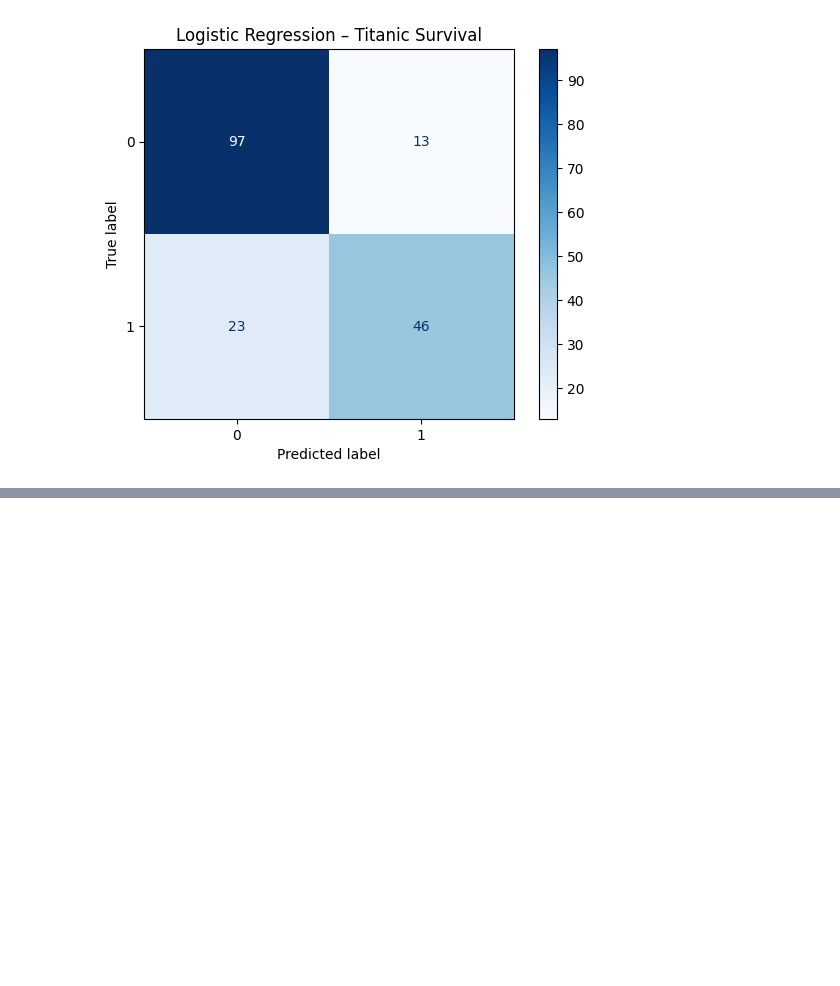
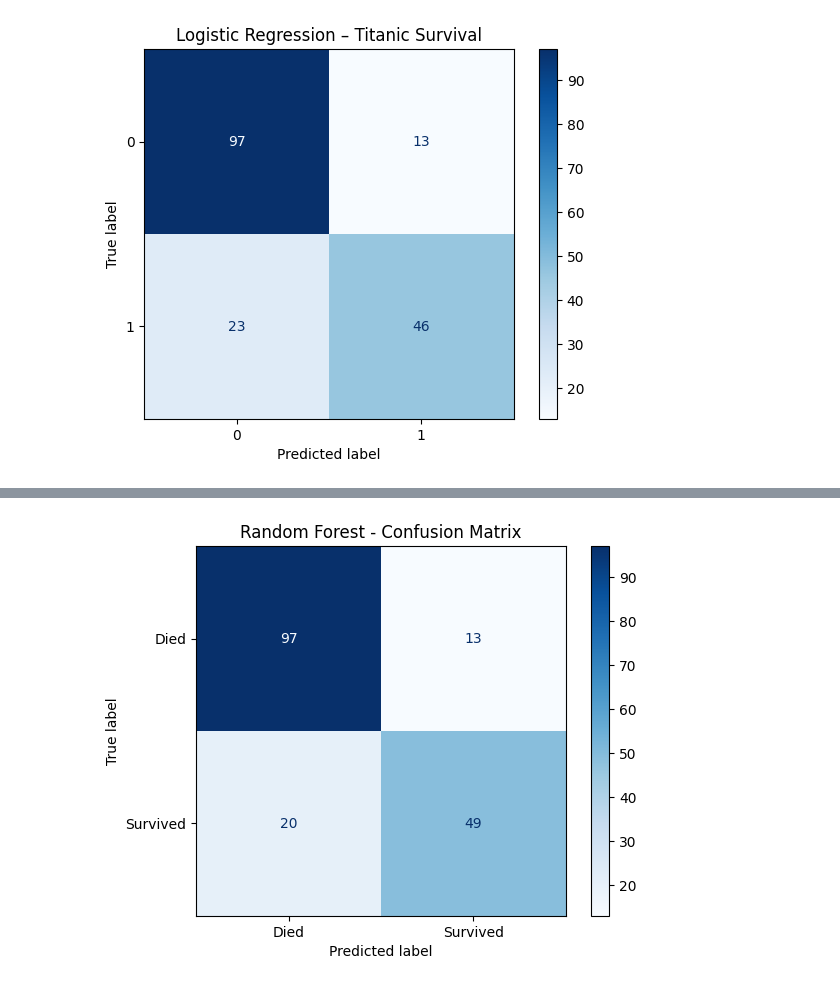
Before and after one commit to AmolSadana012/Titanic_Survival_Prediction, a Jupyter notebook: Titanic_survival_predict.ipynb, the cells around one changed output, grey strips where cells are left out. Saved outputs shown, nothing was run; the diff lists cells and outputs as text; code cells hidden in the pictures; blank space fills up the shorter version.

```diff
--- a/Titanic_survival_predict.ipynb
+++ b/Titanic_survival_predict.ipynb
@@ -321,0 +382,6 @@ plt.show()
+# %%
+# Random Forest
+from sklearn.ensemble import RandomForestClassifier
+rf_pipe = Pipeline([('preprocessor', preprocessor),('rf', RandomForestClassifier(n_estimators=100, random_state=42))])
+rf_pipe.fit(X_train, y_train)
+y_pred_rf = rf_pipe.predict(X_test)
@@ -321,0 +403,6 @@ plt.show()
+# %%
+ConfusionMatrixDisplay.from_estimator(rf_pipe, X_test, y_test, display_labels=['Died','Survived'], cmap="Blues")
+plt.title("Random Forest - Confusion Matrix")
+plt.show()
+# %% [output]
+[figure, added]
```
Also changed, not shown: parts of 12 cells of this notebook.
